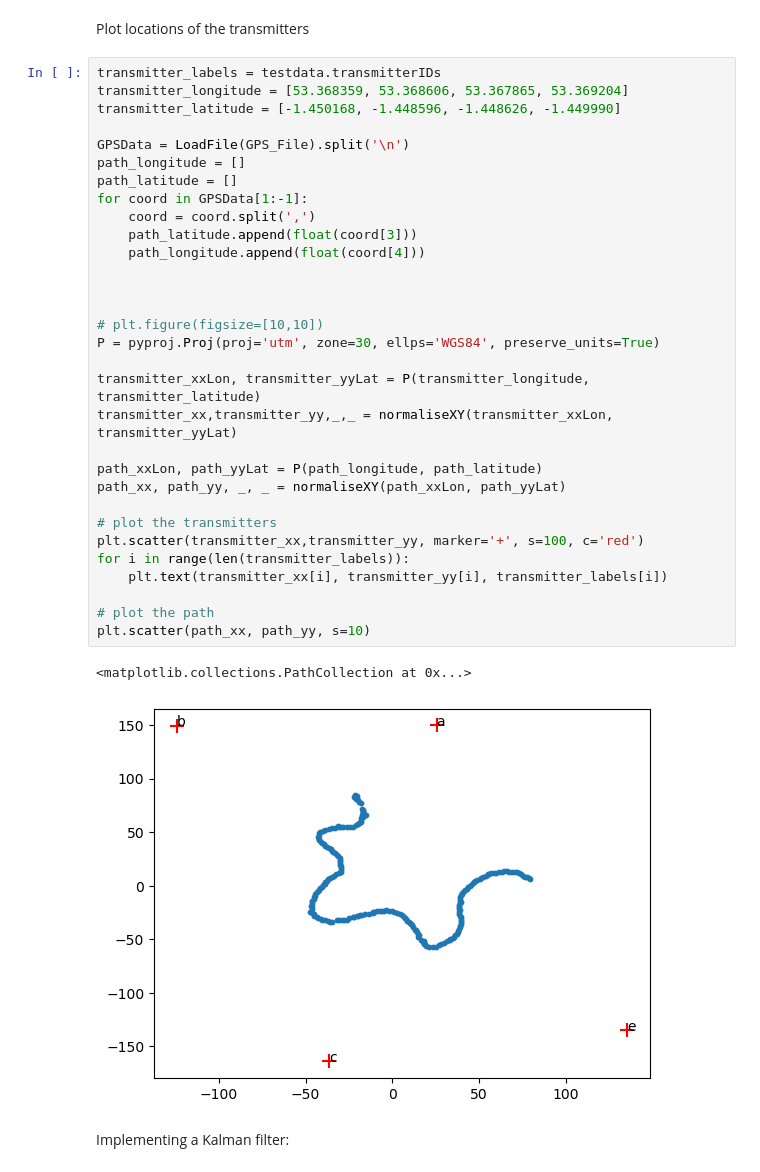
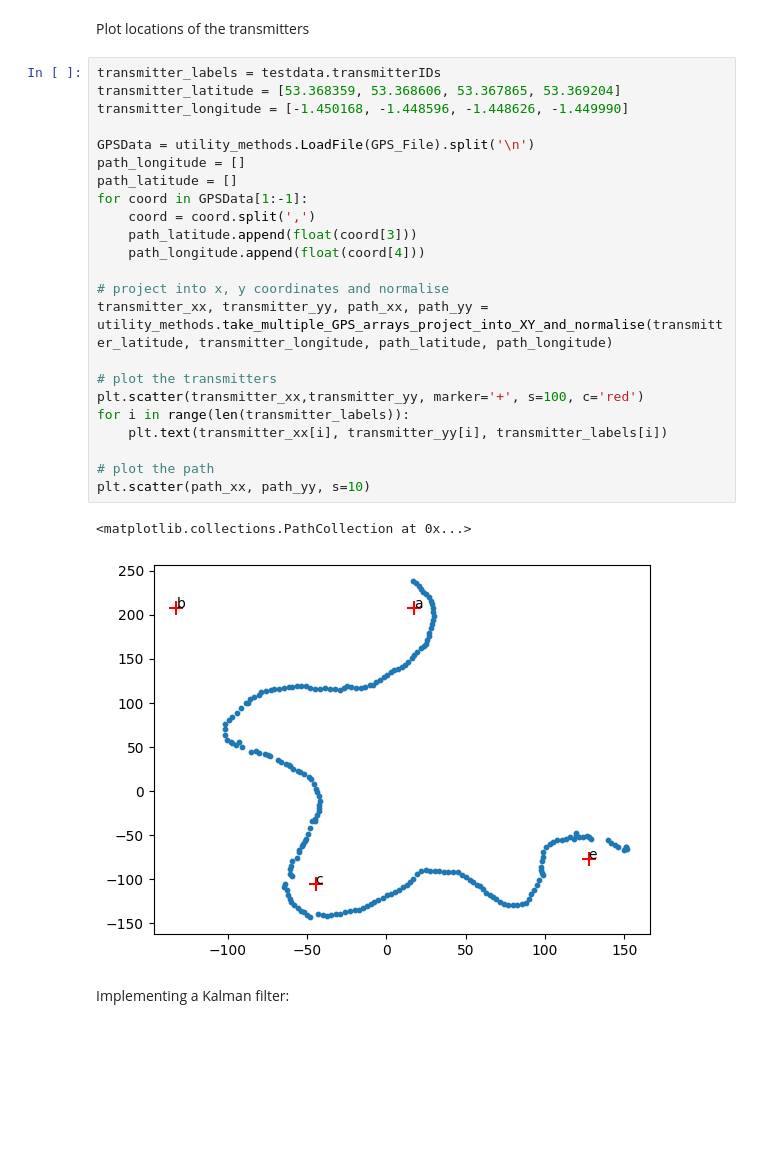
Before and after one commit to SheffieldMLtracking/BLEanalysis, a Jupyter notebook: demo-on-real-data.ipynb, the cells around one changed output. Saved outputs shown, nothing was run; the diff lists cells and outputs as text; blank space fills up the shorter version.

```diff
--- a/demo-on-real-data.ipynb
+++ b/demo-on-real-data.ipynb
@@ -42,38 +45,30 @@ Transmitter       Number of records
 Plot locations of the transmitters
 # %%
 transmitter_labels = testdata.transmitterIDs
-transmitter_longitude = [53.368359, 53.368606, 53.367865, 53.369204]
-transmitter_latitude = [-1.450168, -1.448596, -1.448626, -1.449990]
+transmitter_latitude = [53.368359, 53.368606, 53.367865, 53.369204]
+transmitter_longitude = [-1.450168, -1.448596, -1.448626, -1.449990]
 
-GPSData = LoadFile(GPS_File).split('\n')
+GPSData = utility_methods.LoadFile(GPS_File).split('\n')
 path_longitude = []
 path_latitude = []
 for coord in GPSData[1:-1]:
     coord = coord.split(',')
     path_latitude.append(float(coord[3]))
     path_longitude.append(float(coord[4]))
 
-
-
-# plt.figure(figsize=[10,10])
-P = pyproj.Proj(proj='utm', zone=30, ellps='WGS84', preserve_units=True)
-
-transmitter_xxLon, transmitter_yyLat = P(transmitter_longitude, transmitter_latitude)
-transmitter_xx,transmitter_yy,_,_ = normaliseXY(transmitter_xxLon, transmitter_yyLat)
-
-path_xxLon, path_yyLat = P(path_longitude, path_latitude)
-path_xx, path_yy, _, _ = normaliseXY(path_xxLon, path_yyLat)
+# project into x, y coordinates and normalise
+transmitter_xx, transmitter_yy, path_xx, path_yy = utility_methods.take_multiple_GPS_arrays_project_into_XY_and_normalise(transmitter_latitude, transmitter_longitude, path_latitude, path_longitude)
 
 # plot the transmitters
 plt.scatter(transmitter_xx,transmitter_yy, marker='+', s=100, c='red')
 for i in range(len(transmitter_labels)):
     plt.text(transmitter_xx[i], transmitter_yy[i], transmitter_labels[i])
 
 # plot the path
 plt.scatter(path_xx, path_yy, s=10)
 # %% [output]
 <matplotlib.collections.PathCollection at 0x...>
-[figure, old version]
+[figure, new version]
 # %% [markdown]
 Implementing a Kalman filter:
 # %%
```
Also changed, not shown: parts of 2 cells of this notebook, 1 other file.
